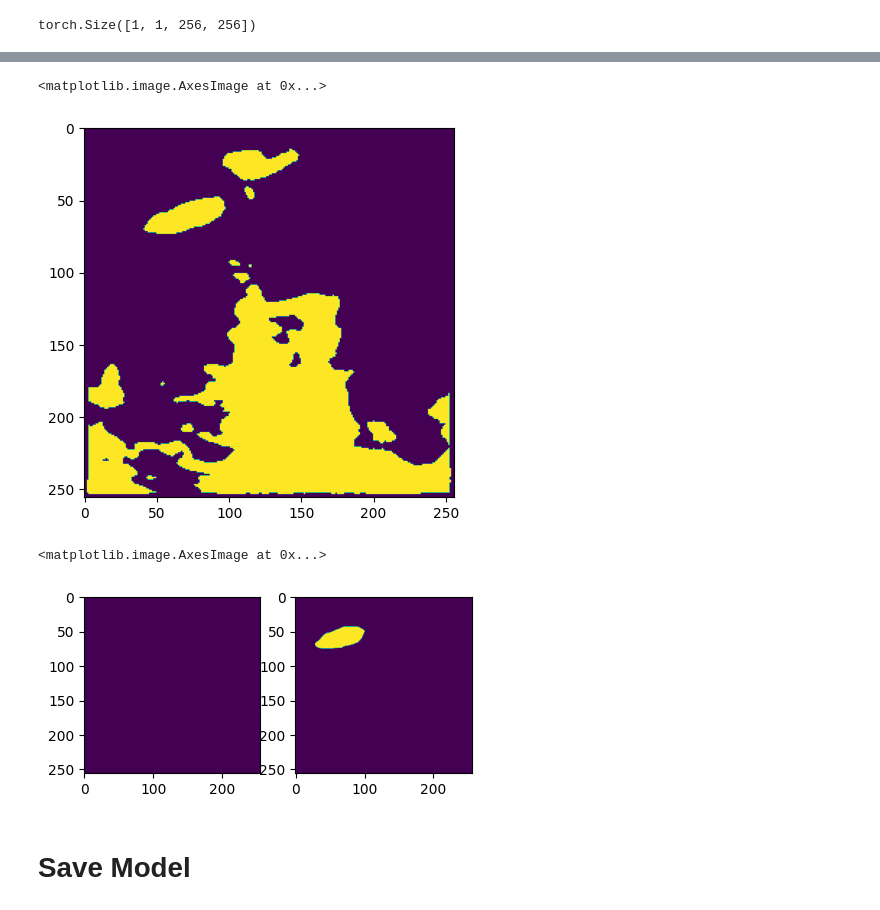
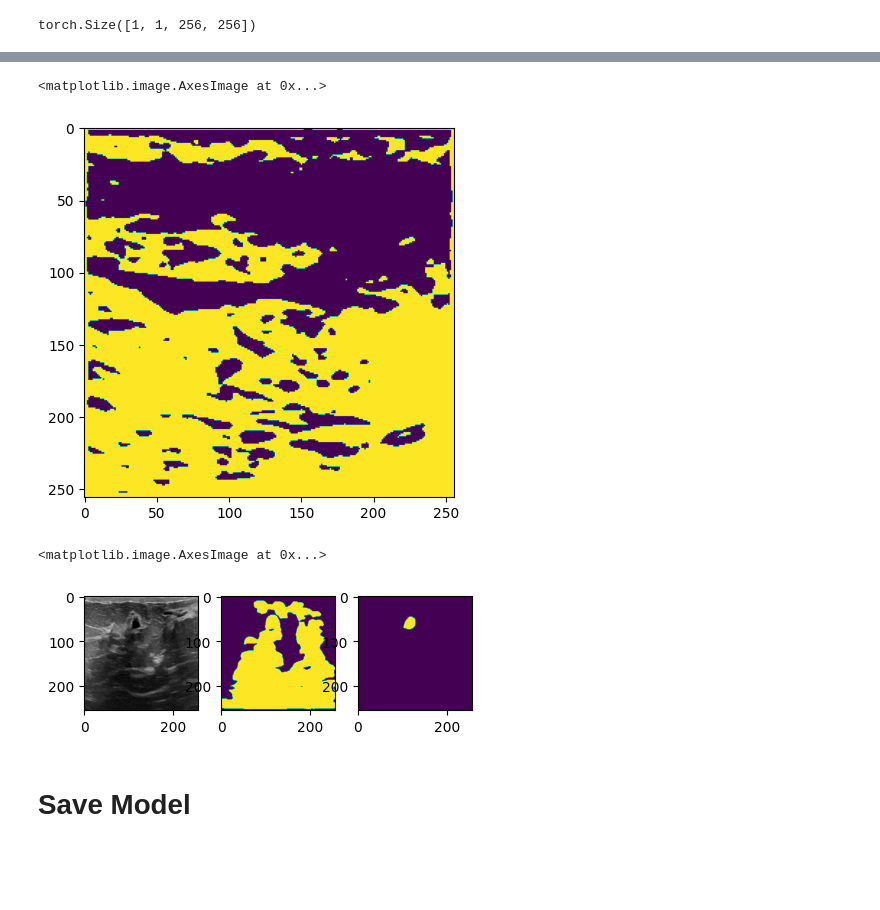
Before and after one commit to RyanChew1/Chest-CT-CAC-Scores, a Jupyter notebook: breast_cancer_unet.ipynb, the cells around one changed output, grey strips where cells are left out. Drawn from its saved outputs; the diff is of its cells as text; code cells hidden in the pictures; blank space fills up the shorter version.

```diff
--- a/breast_cancer_unet.ipynb
+++ b/breast_cancer_unet.ipynb
@@ -155,8 +159,7 @@ class CFG:
 
 
     batch_size = 32
-    nEpochs = 10
-    lr = 0.05
+    nEpochs = 100
 # %%
 import warnings
 warnings.filterwarnings("ignore")
@@ -418,5 +425,7 @@ Train Loss: 1.5398833751678467
+# %%
+img_num = 35
 # %%
-inference_img = torch.Tensor(dataset[0][0]).to(CFG.device).reshape(1,3,256,256)
+inference_img = torch.Tensor(dataset[img_num][0]).to(CFG.device).reshape(1,3,256,256)
 inference_img.shape
 # %% [output]
 torch.Size([1, 3, 256, 256])
@@ -431,16 +446,17 @@ inf2 = (inf-inf.min())/inf.max()
 # %%
-plt.imshow(inf2<0.00001)
+plt.imshow(inf2>0.00000009)
 # %% [output]
 <matplotlib.image.AxesImage at 0x...>
-[figure, old version]
+[figure, new version]
 # %%
 model.eval()
-fig,ax = plt.subplots(1,2,figsize=(5,5))
-ax[0].imshow(model(inference_img).detach().cpu().numpy().squeeze()>-1000)
-ax[1].imshow(dataset[0][1].squeeze())
+fig,ax = plt.subplots(1,3,figsize=(5,5))
+ax[0].imshow(dataset[img_num][0].transpose(1,2,0))
+ax[1].imshow(inf2>0.1)
+ax[2].imshow(dataset[img_num][1].squeeze())
 # %% [output]
 <matplotlib.image.AxesImage at 0x...>
-[figure, old version]
+[figure, new version]
 # %% [markdown]
 # Save Model
 # %% [markdown]
```
Also changed, not shown: parts of 12 cells of this notebook.
